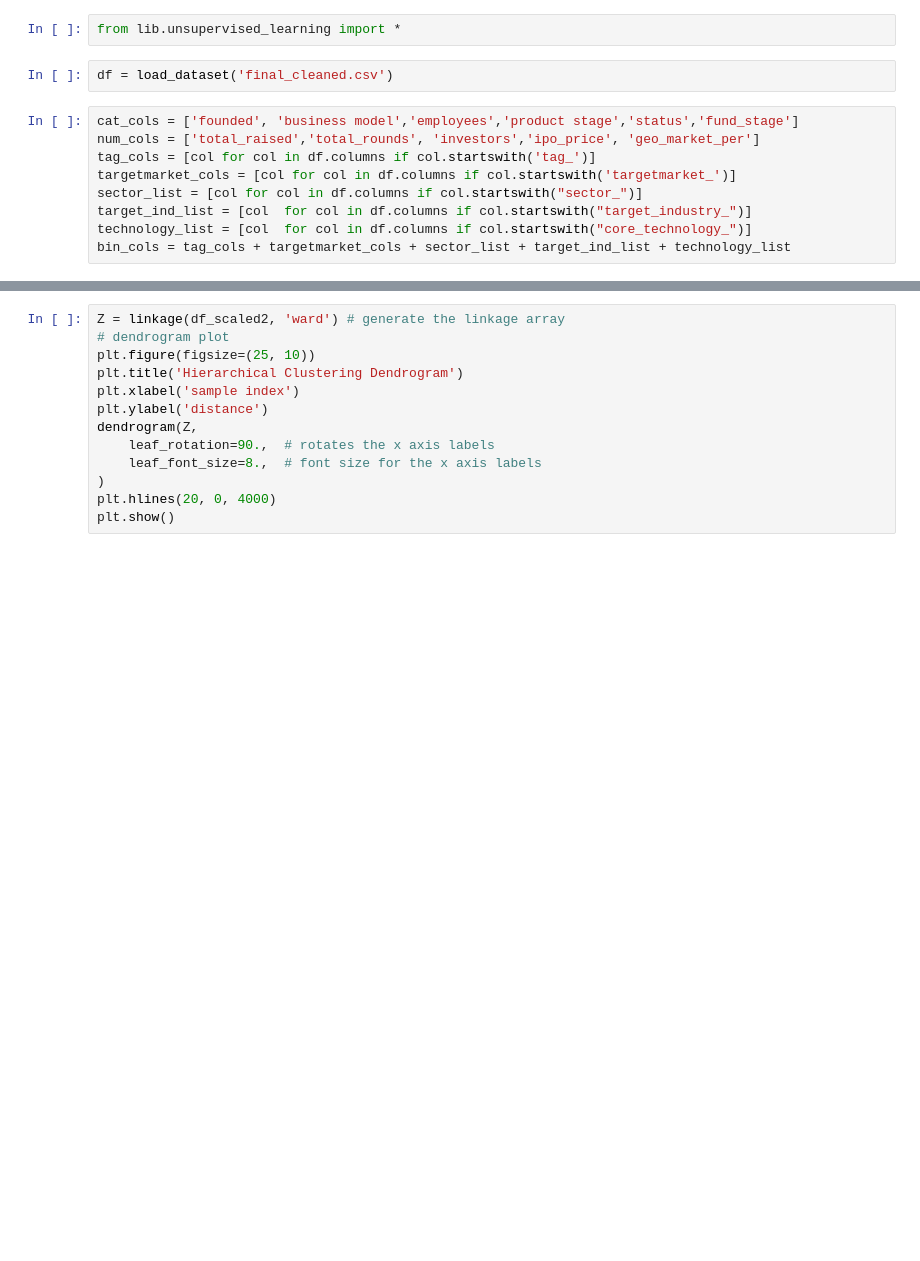
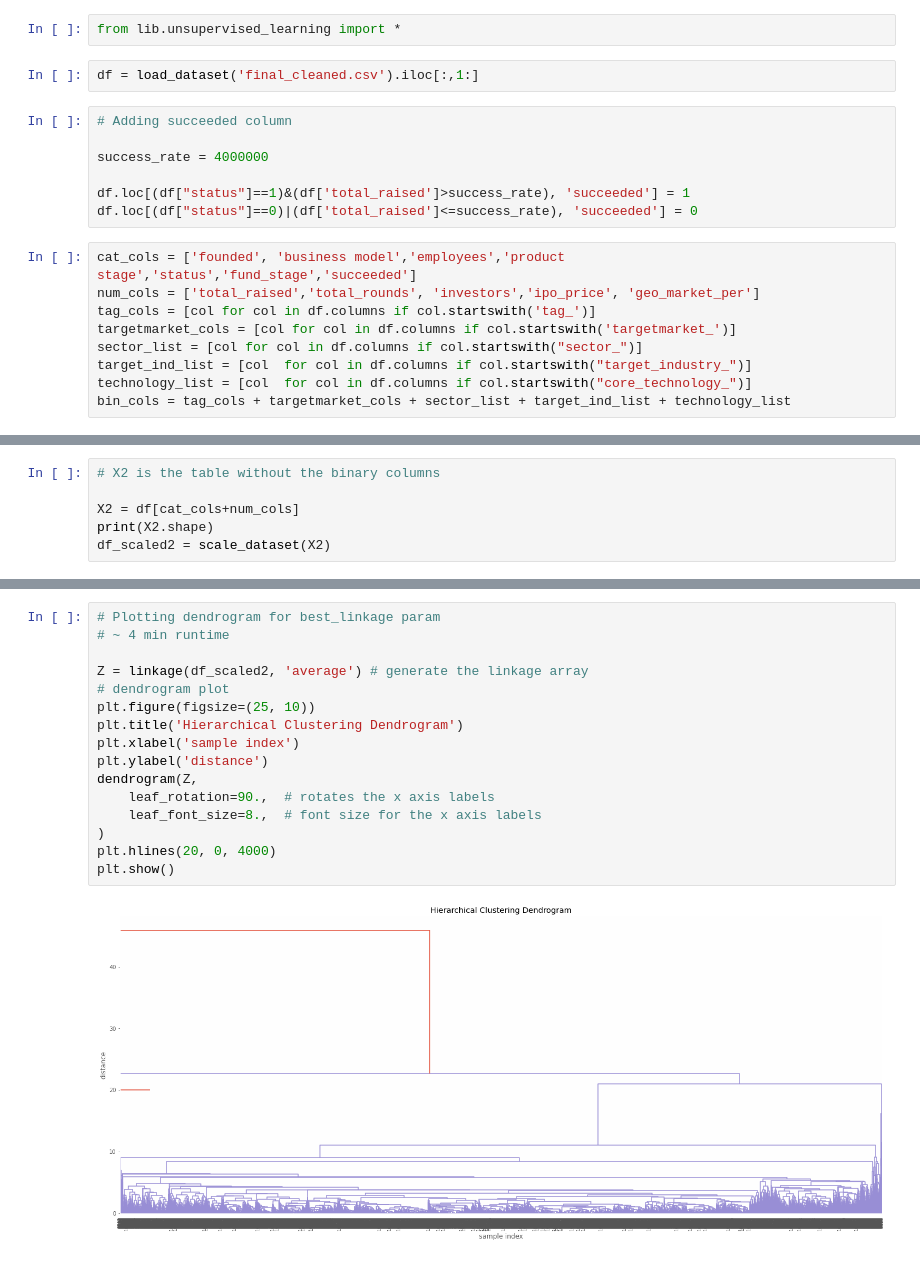
Before and after one commit to matanini/startup_classifier, a Jupyter notebook: unsupervised.ipynb, the cells around one changed output, grey strips where cells are left out. Saved outputs shown, nothing was run; the diff lists cells and outputs as text; blank space fills up the shorter version.

```diff
--- a/unsupervised.ipynb
+++ b/unsupervised.ipynb
@@ -1,9 +1,16 @@
 # %%
 from lib.unsupervised_learning import *
 # %%
-df = load_dataset('final_cleaned.csv')
+df = load_dataset('final_cleaned.csv').iloc[:,1:]
+# %%
+# Adding succeeded column
+
+success_rate = 4000000
+
+df.loc[(df["status"]==1)&(df['total_raised']>success_rate), 'succeeded'] = 1
+df.loc[(df["status"]==0)|(df['total_raised']<=success_rate), 'succeeded'] = 0
 # %%
-cat_cols = ['founded', 'business model','employees','product stage','status','fund_stage']
+cat_cols = ['founded', 'business model','employees','product stage','status','fund_stage','succeeded']
 num_cols = ['total_raised','total_rounds', 'investors','ipo_price', 'geo_market_per']
 tag_cols = [col for col in df.columns if col.startswith('tag_')]
 targetmarket_cols = [col for col in df.columns if col.startswith('targetmarket_')]
@@ -17,0 +29,6 @@ df_scaled2 = scale_dataset(df[cat_cols+num_cols])
+# %%
+# X2 is the table without the binary columns
+
+X2 = df[cat_cols+num_cols]
+print(X2.shape)
+df_scaled2 = scale_dataset(X2)
@@ -27,13 +67,18 @@ model, predicted_vals
 # %%
-Z = linkage(df_scaled2, 'ward') # generate the linkage array
+# Plotting dendrogram for best_linkage param
+# ~ 4 min runtime
+
+Z = linkage(df_scaled2, 'average') # generate the linkage array
 # dendrogram plot
 plt.figure(figsize=(25, 10))
 plt.title('Hierarchical Clustering Dendrogram')
 plt.xlabel('sample index')
 plt.ylabel('distance')
 dendrogram(Z,
     leaf_rotation=90.,  # rotates the x axis labels
     leaf_font_size=8.,  # font size for the x axis labels
 )
 plt.hlines(20, 0, 4000)
 plt.show()
+# %% [output]
+[figure, added]
```
Also changed, not shown: parts of 17 cells of this notebook, 7 other files.
